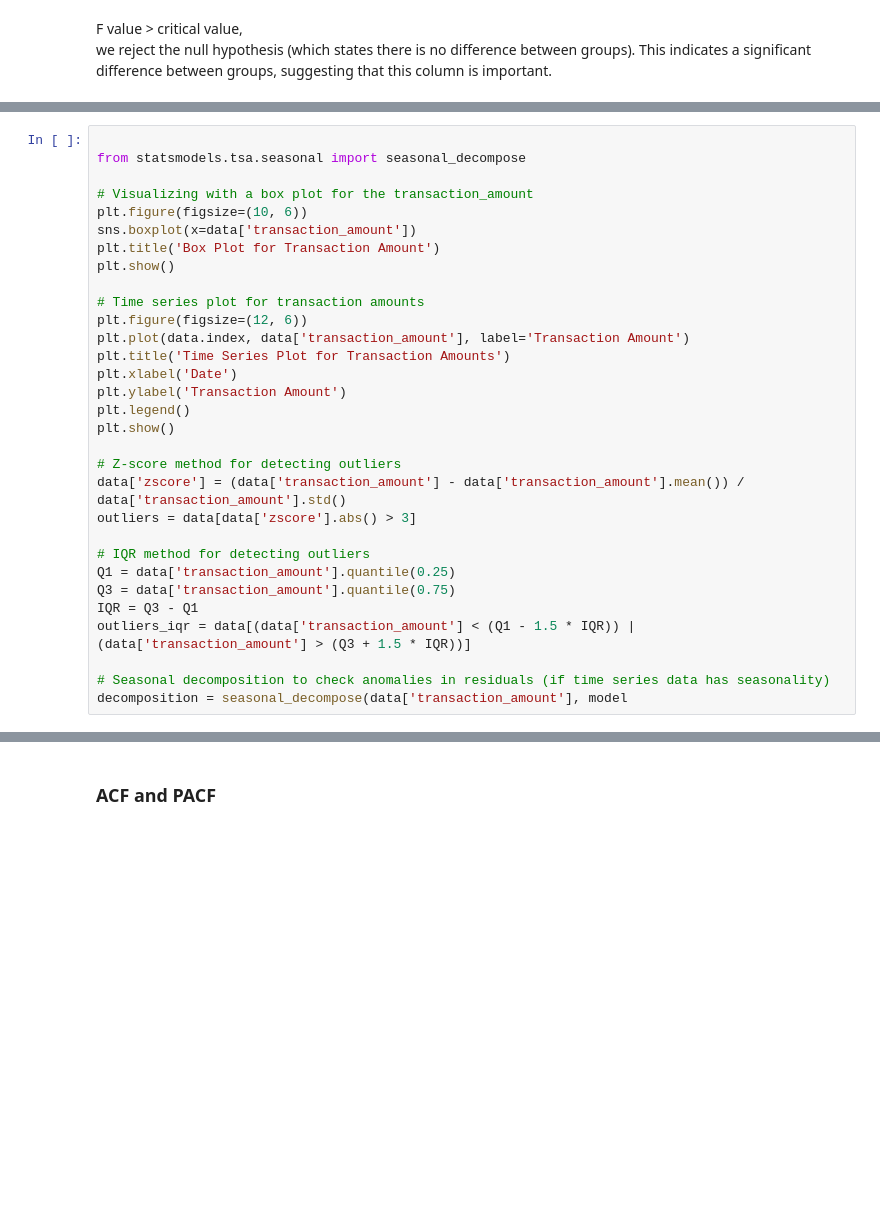
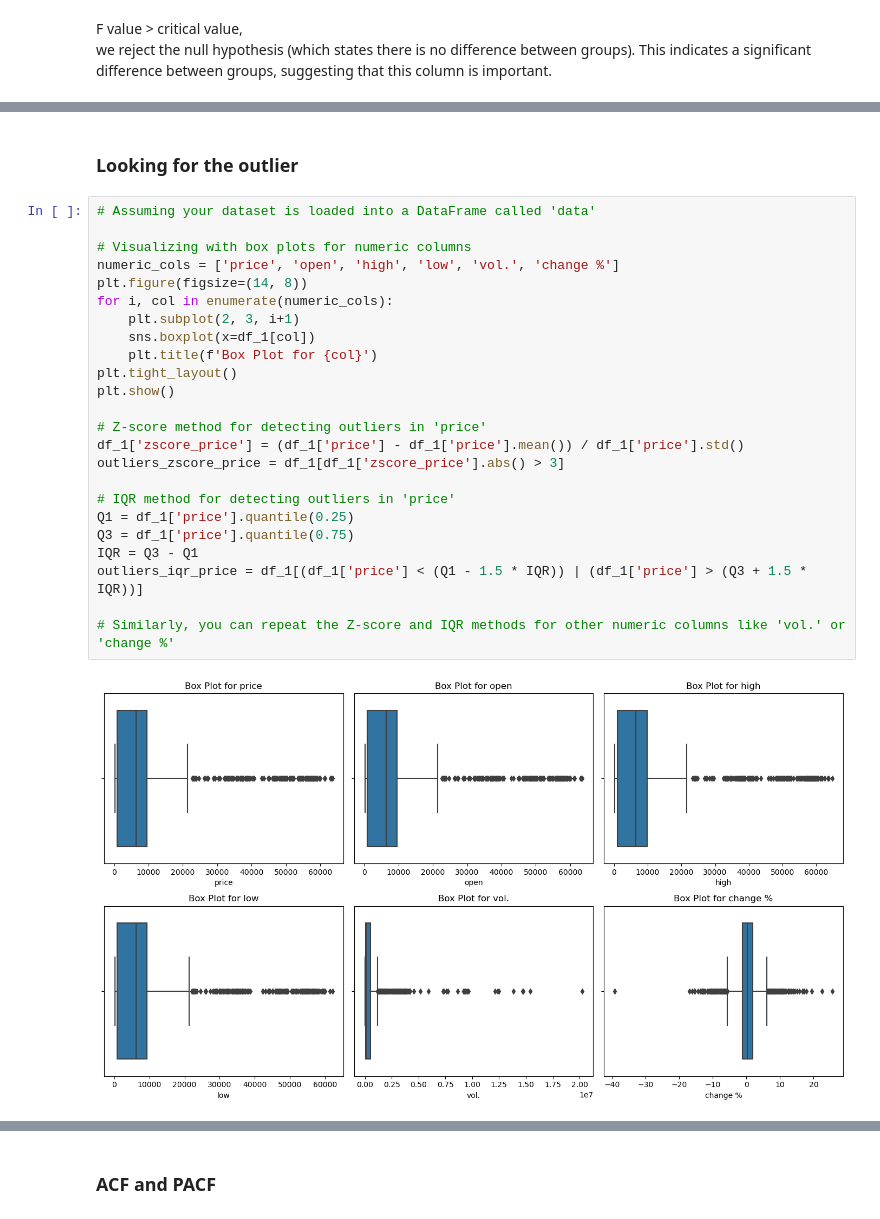
Before and after one commit to DoanNguyen2001/tap_bitcoin, a Jupyter notebook: sandesh_side.ipynb, the cells around one changed output, grey strips where cells are left out. Saved outputs shown, nothing was run; the diff lists cells and outputs as text; blank space fills up the shorter version.

```diff
--- a/sandesh_side.ipynb
+++ b/sandesh_side.ipynb
@@ -434,33 +339,30 @@ Kruskal-Wallis H-statistic: 8783.237704950117
 P-value: 0.0
 There is a significant difference between the groups (reject H0).
+# %% [markdown]
+### Looking for the outlier
 # %%
+# Assuming your dataset is loaded into a DataFrame called 'data'
 
-from statsmodels.tsa.seasonal import seasonal_decompose
-
-# Visualizing with a box plot for the transaction_amount
-plt.figure(figsize=(10, 6))
-sns.boxplot(x=data['transaction_amount'])
-plt.title('Box Plot for Transaction Amount')
+# Visualizing with box plots for numeric columns
+numeric_cols = ['price', 'open', 'high', 'low', 'vol.', 'change %']
+plt.figure(figsize=(14, 8))
+for i, col in enumerate(numeric_cols):
+    plt.subplot(2, 3, i+1)
+    sns.boxplot(x=df_1[col])
+    plt.title(f'Box Plot for {col}')
+plt.tight_layout()
 plt.show()
 
-# Time series plot for transaction amounts
-plt.figure(figsize=(12, 6))
-plt.plot(data.index, data['transaction_amount'], label='Transaction Amount')
-plt.title('Time Series Plot for Transaction Amounts')
-plt.xlabel('Date')
-plt.ylabel('Transaction Amount')
-plt.legend()
-plt.show()
+# Z-score method for detecting outliers in 'price'
+df_1['zscore_price'] = (df_1['price'] - df_1['price'].mean()) / df_1['price'].std()
+outliers_zscore_price = df_1[df_1['zscore_price'].abs() > 3]
 
-# Z-score method for detecting outliers
-data['zscore'] = (data['transaction_amount'] - data['transaction_amount'].mean()) / data['transaction_amount'].std()
-outliers = data[data['zscore'].abs() > 3]
+# IQR method for detecting outliers in 'price'
+Q1 = df_1['price'].quantile(0.25)
+Q3 = df_1['price'].quantile(0.75)
+IQR = Q3 - Q1
+outliers_iqr_price = df_1[(df_1['price'] < (Q1 - 1.5 * IQR)) | (df_1['price'] > (Q3 + 1.5 * IQR))]
 
-# IQR method for detecting outliers
-Q1 = data['transaction_amount'].quantile(0.25)
-Q3 = data['transaction_amount'].quantile(0.75)
-IQR = Q3 - Q1
-outliers_iqr = data[(data['transaction_amount'] < (Q1 - 1.5 * IQR)) | (data['transaction_amount'] > (Q3 + 1.5 * IQR))]
-
-# Seasonal decomposition to check anomalies in residuals (if time series data has seasonality)
-decomposition = seasonal_decompose(data['transaction_amount'], model
+# Similarly, you can repeat the Z-score and IQR methods for other numeric columns like 'vol.' or 'change %'
+# %% [output]
+[figure, added]
```
Also changed, not shown: parts of 39 cells of this notebook.
